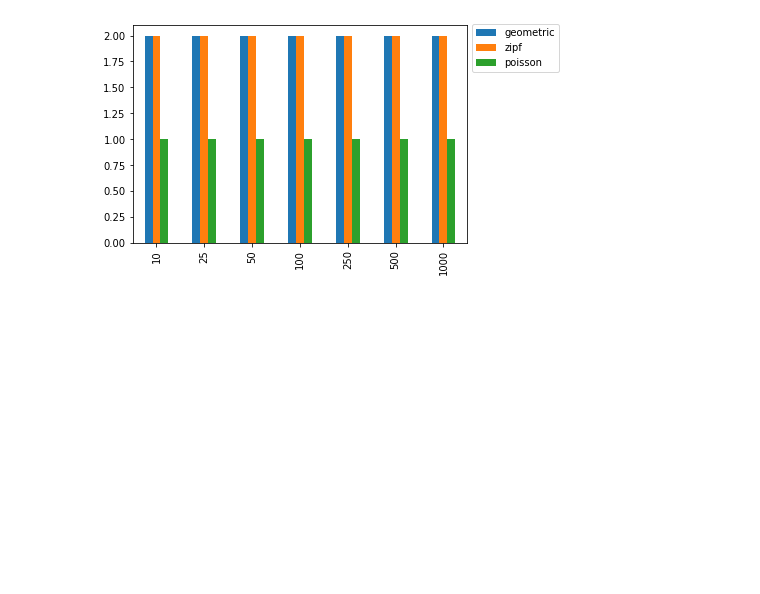
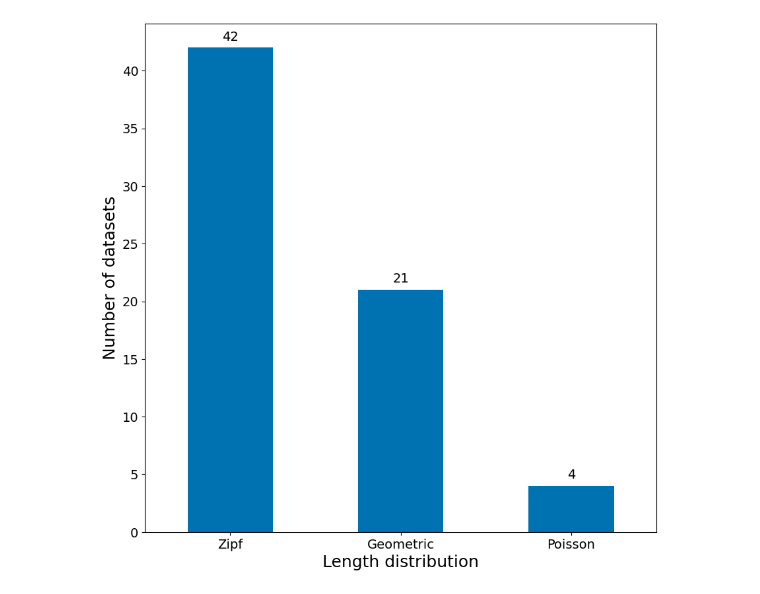
Before and after one commit to elyawy/SpartaPipeline, a Jupyter notebook: scripts/abc/abc_analysis.ipynb, the cells around one changed output. Drawn from its saved outputs; the diff is of its cells as text; code cells hidden in the pictures; blank space fills up the shorter version.

```diff
--- a/scripts/abc/abc_analysis.ipynb
+++ b/scripts/abc/abc_analysis.ipynb
@@ -1,6 +1,11 @@
 # %%
 import pathlib
+from itertools import chain
+
 import pandas as pd
 import matplotlib.pyplot as plt
 from Bio import Phylo
+from elyawy.constants import length_distributions
+
+plt.style.use('seaborn-v0_8-colorblind')
 # %%
@@ -71,8 +84,3 @@ summary_res
-# %%
-# summary_res.to_csv(f"true_epsilon_summary_{dataset}.csv")
-ax = summary_res.plot(kind="bar")
-ax.legend(bbox_to_anchor=(1.00, 1.03))
-plt.show()
-# plt.savefig(f"true_epsilon_summary_{dataset}.png", bbox_inches="tight", dpi=200)
-# %% [output]
-[figure, removed]
+# %%
+summary_res = summary_res[length_distributions]
+summary_res = summary_res.loc["100"]
@@ -78,0 +89,20 @@ plt.show()
+# %%
+# summary_res.to_csv(f"true_epsilon_summary_{dataset}.csv")
+fig, ax = plt.subplots(figsize=(10, 10))
+summary_res.plot(kind="bar", ax=ax)
+labels = [l.title() for l in summary_res.index]
+
+plt.yticks( size=14)
+plt.xticks(ax.get_xticks(),labels=labels, rotation="horizontal", size=14)
+
+plt.ylabel("Number of datasets", size=18)
+plt.xlabel("Length distribution", size=18)
+for rect in ax.patches:
+    height = rect.get_height()
+    ax.annotate(f'{int(height)}', xy=(rect.get_x()+rect.get_width()/2, height),
+                xytext=(0, 5), textcoords='offset points', ha='center', va='bottom', size=14)
+
+
+plt.savefig(f"{dataset}_hist_{corrected}.svg", bbox_inches="tight", dpi=200)
+# %% [output]
+[figure, added]
```
Also changed, not shown: parts of 5 cells of this notebook, 45 other files.
